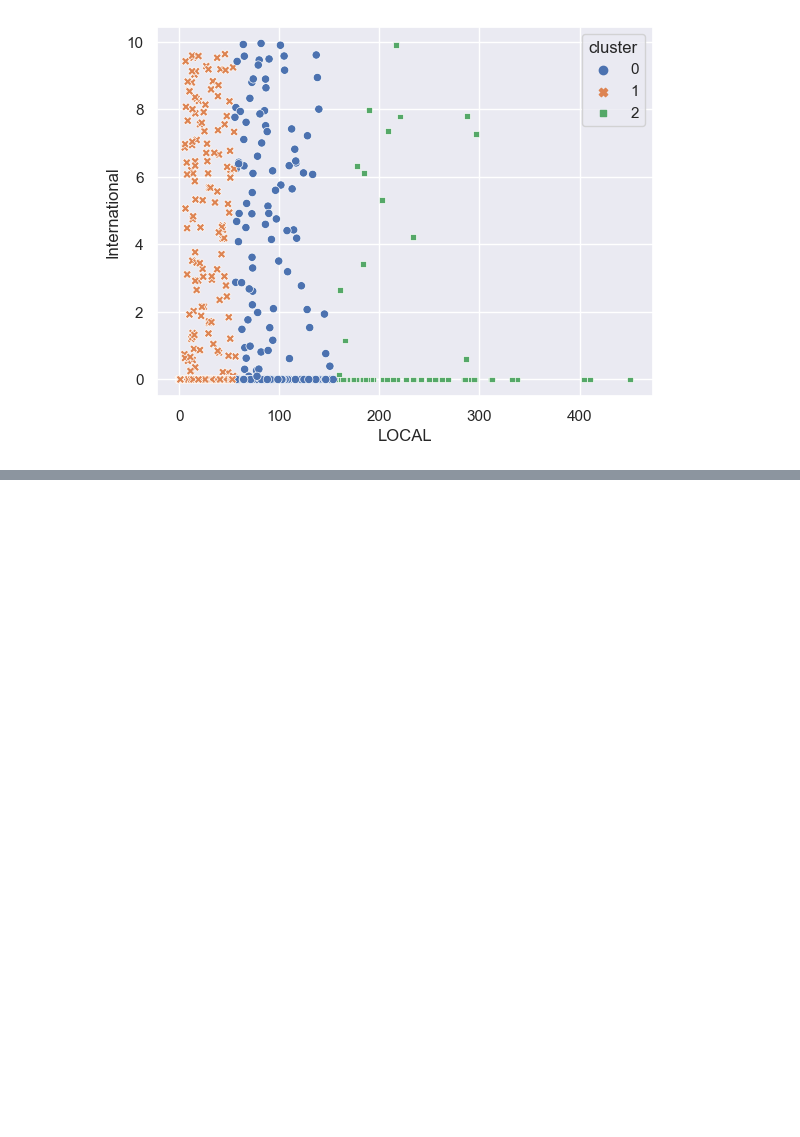
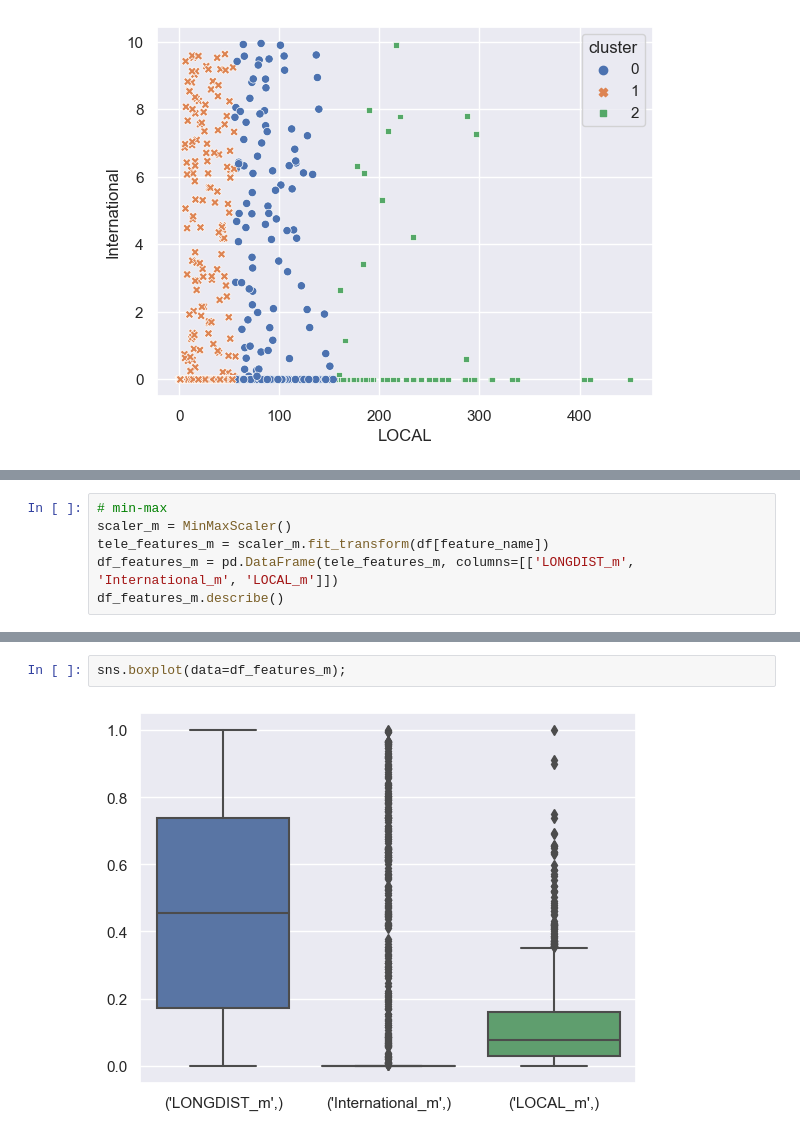
Before and after one commit to MilKim0818/TIL, a Jupyter notebook: ML/Clustering.ipynb, the cells around one changed output, grey strips where cells are left out. Saved outputs shown, nothing was run; the diff lists cells and outputs as text; blank space fills up the shorter version.

```diff
--- a/ML/Clustering.ipynb
+++ b/ML/Clustering.ipynb
@@ -322,0 +353,6 @@ sns.scatterplot(data=tele_cluster, x='LOCAL', y='International'
+# %%
+# min-max
+scaler_m = MinMaxScaler()
+tele_features_m = scaler_m.fit_transform(df[feature_name])
+df_features_m = pd.DataFrame(tele_features_m, columns=[['LONGDIST_m', 'International_m', 'LOCAL_m']])
+df_features_m.describe()
@@ -322,0 +369,4 @@ sns.scatterplot(data=tele_cluster, x='LOCAL', y='International'
+# %%
+sns.boxplot(data=df_features_m);
+# %% [output]
+[figure, added]
```
Also changed, not shown: parts of 23 cells of this notebook, 1 other file.
